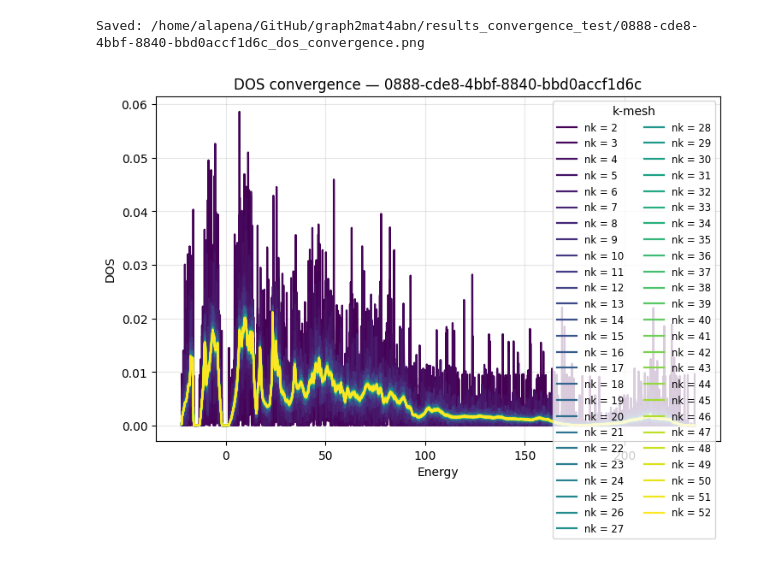
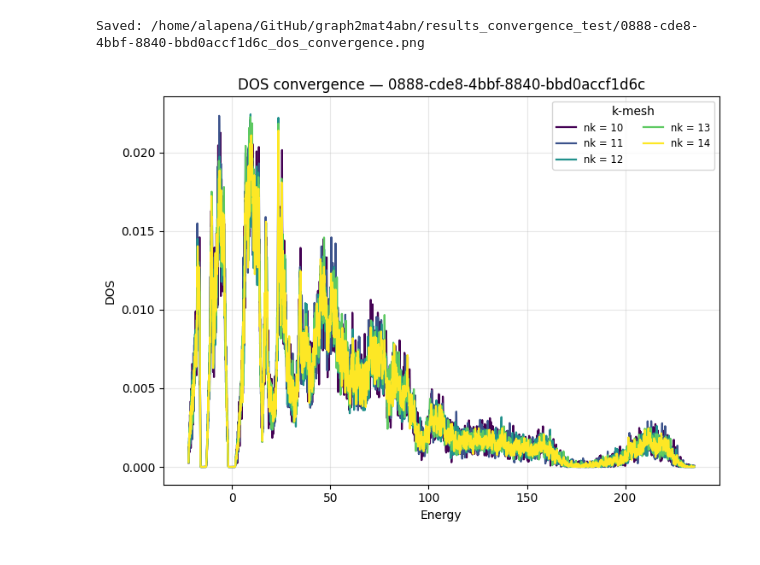
Before and after one commit to alapena/graph2mat4abn, a Jupyter notebook: scripts/dos_convergence_test_vis.ipynb, the cells around one changed output. Cells and saved outputs as stored; diff of their text form; code cells hidden in the pictures.

```diff
--- a/scripts/dos_convergence_test_vis.ipynb
+++ b/scripts/dos_convergence_test_vis.ipynb
@@ -5,7 +5,7 @@ import numpy as np
 import matplotlib.pyplot as plt
 from collections import defaultdict
 # %%
-savedir = Path("/home/alapena/GitHub/graph2mat4abn/results_convergence_test")
+savedir = Path("/home/alapena/GitHub/graph2mat4abn/results_convergence_test_8atm")
 
 # Pattern: {structure}_dos_mesh{nk}.npz
 fname_re = re.compile(r"^(?P<structure>.+)_dos_mesh(?P<nk>\d+)\.npz$")
@@ -43,31 +43,32 @@ for structure, items in groups.items():
         if energies_ref is None:
             energies_ref = energies
         else:
             if energies.shape != energies_ref.shape or not np.allclose(energies, energies_ref):
                 print(f"[warn] Energies differ for {path.name}. Plotting as-is, but legends may not be directly comparable.")
 
     # Plot
+    loaded = loaded[-45:-40]
     plt.figure(figsize=(7.5, 5.5))
     # Use a colormap for distinct colors
     cmap = plt.get_cmap("viridis")
     N = max(1, len(loaded))
 
     for i, (nk, energies, dos, path) in enumerate(loaded):
         color = cmap(i / max(1, N - 1))
         plt.plot(energies, dos, label=f"nk = {nk}", lw=1.6, color=color)
 
     plt.title(f"DOS convergence — {structure}")
     plt.xlabel("Energy")
     plt.ylabel("DOS")
     plt.grid(True, alpha=0.3)
     plt.legend(title="k-mesh", ncol=2, fontsize="small")
     plt.tight_layout()
     # Save alongside data and also show
     outpath = savedir / f"{structure}_dos_convergence.png"
     plt.savefig(outpath, dpi=200)
     print(f"Saved: {outpath}")
 
 plt.show()
 # %% [output]
 Saved: /home/alapena/GitHub/graph2mat4abn/results_convergence_test/0888-cde8-4bbf-8840-bbd0accf1d6c_dos_convergence.png
-[figure, old version]
+[figure, new version]
```
Also changed, not shown: 3 other files.
